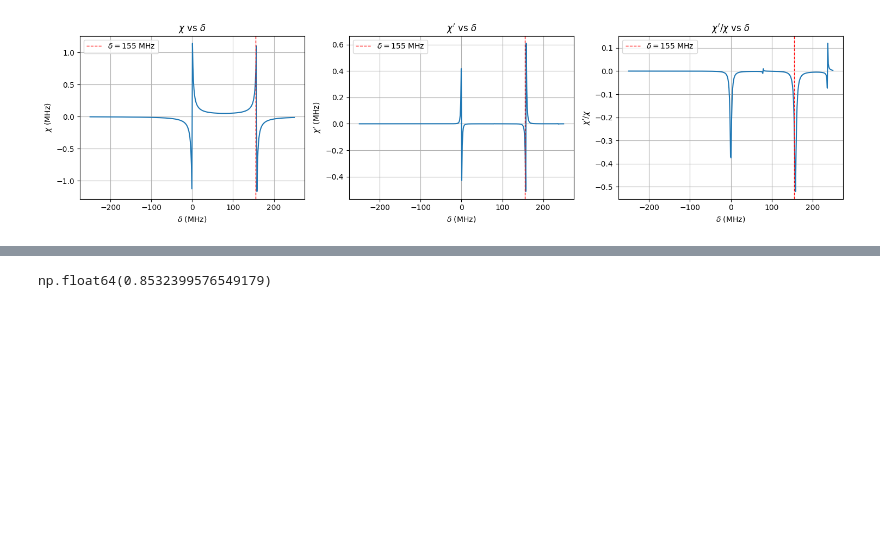
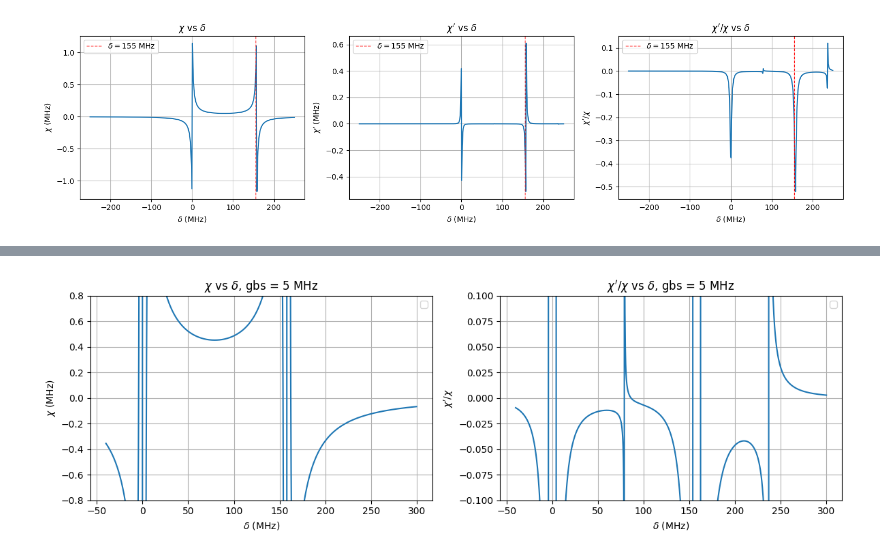
Before and after one commit to TunmayGerg/quantum-simulation-code, a Jupyter notebook: Optimal control/dchi_static.ipynb, the cells around one changed output, grey strips where cells are left out. Drawn from its saved outputs; the diff is of its cells as text; code cells hidden in the pictures; blank space fills up the shorter version.

```diff
--- a/Optimal control/dchi_static.ipynb
+++ b/Optimal control/dchi_static.ipynb
@@ -192,4 +218,35 @@ plt.show()
 # %%
-chi_zoom[70]
+# Zoomed in: chi and chi'/chi vs delta (MHz), linear spacing
+delta_MHz_zoom = np.linspace(-40, 300, 1800)
+delta_zoom = delta_MHz_zoom * 2 * np.pi
+
+gbs_fixed = 3 * 2 * np.pi       # g = 2 MHz in angular units
+alpha_fixed = -158 * 2 * np.pi  # alpha = -160 MHz in angular units
+
+chi_zoom = chi_e(gbs_fixed, alpha_fixed, -delta_zoom) / (2 * np.pi)  # convert chi to MHz for plotting
+chi_prime_over_chi_zoom = 4 * chi_e_prime(gbs_fixed, alpha_fixed, -delta_zoom)/ chi_e(gbs_fixed, alpha_fixed, -delta_zoom)
+
+fig, axes = plt.subplots(1, 2, figsize=(12, 4))
+
+axes[0].plot(delta_MHz_zoom, -chi_zoom)
+# axes[0].axvline(155, color='r', linestyle='--', linewidth=1, label=rf'$\delta={155}$ MHz')
+# axes[0].axvline(158, color='g', linestyle='--', linewidth=1, label=rf'$\alpha={158}$ MHz')
+axes[0].set_xlabel(r'$\delta$ (MHz)')
+axes[0].set_ylabel(r'$\chi$ (MHz)')
+axes[0].set_title(r'$\chi$ vs $\delta$, gbs = 5 MHz')
+axes[0].set_ylim(-0.8, 0.8)
+axes[0].legend(); axes[0].grid(True)
+
+axes[1].plot(delta_MHz_zoom, chi_prime_over_chi_zoom)
+# axes[1].axvline(155, color='r', linestyle='--', linewidth=1, label=rf'$\delta={155}$ MHz')
+# axes[1].axvline(158, color='g', linestyle='--', linewidth=1, label=rf'$\alpha={158}$ MHz')
+axes[1].set_xlabel(r'$\delta$ (MHz)')
+axes[1].set_ylabel(r"$\chi'/\chi$")
+axes[1].set_title(r"$\chi'/\chi$ vs $\delta$, gbs = 5 MHz")
+axes[1].set_ylim(-0.1, 0.1)
+axes[1].legend(); axes[1].grid(True)
+
+plt.tight_layout()
+plt.show()
 # %% [output]
-np.float64(0.8532399576549179)
+[figure, added]
```
Also changed, not shown: parts of 7 cells of this notebook, 2 other files.
